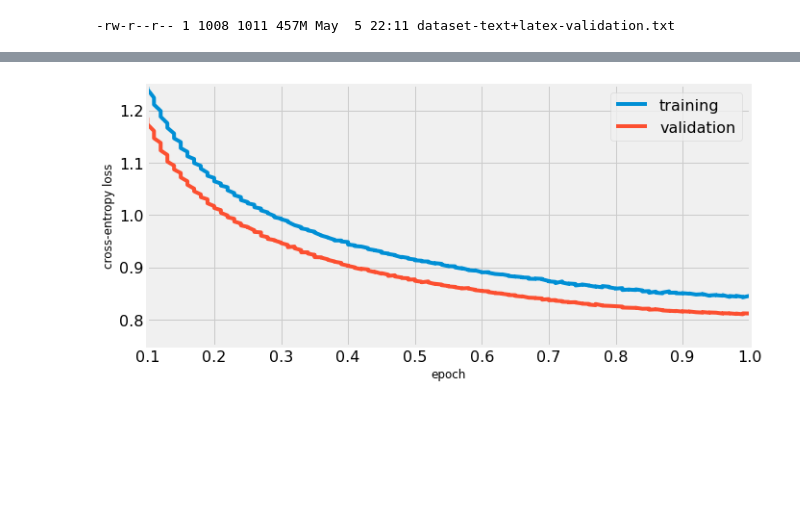
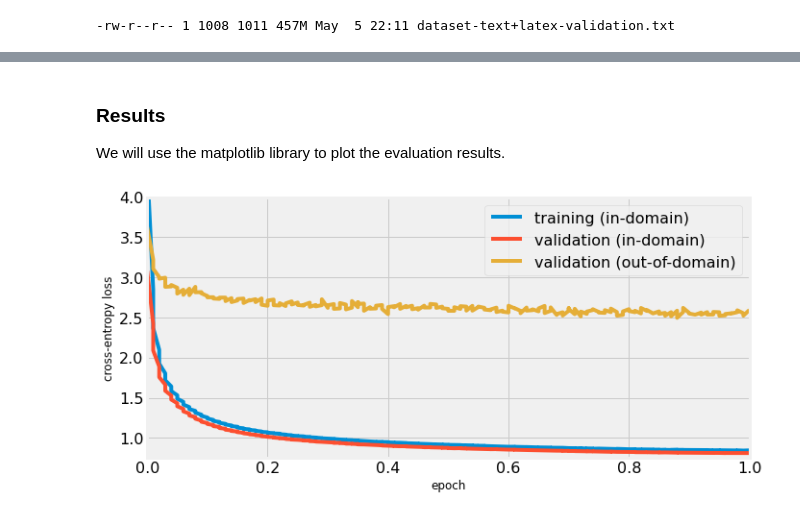
Before and after one commit to Witiko/scm-at-arqmath3, a Jupyter notebook: 03-finetune-roberta.ipynb, the cells around one changed output, grey strips where cells are left out. Cells and saved outputs as stored; diff of their text form; code cells hidden in the pictures; blank space fills up the shorter version.

Commit message:
Add out-of-domain evaluation to `03-finetune-roberta.ipynb` and `paper/`

```diff
--- a/03-finetune-roberta.ipynb
+++ b/03-finetune-roberta.ipynb
@@ -51,16 +51,16 @@ def get_checkpoint_step(input_checkpoint_directory: Path) -> int:
 checkpoints = Path('tuned-roberta-base-text+latex.MLM-objective').glob('*/')
 latest_checkpoint = max(checkpoints, key=get_checkpoint_step)
 with (latest_checkpoint / 'trainer_state.json').open('rt') as f:
-    trainer_state = json.load(f)
+    id_trainer_state = json.load(f)
 
-train_losses = []
-validation_losses = []
+id_train_losses = []
+id_validation_losses = []
 
-for log in trainer_state['log_history']:
+for log in id_trainer_state['log_history']:
     epoch = float(log['epoch'])
     if 'loss' in log:
         loss = float(log['loss'])
-        train_losses.append((epoch, loss))
+        id_train_losses.append((epoch, loss))
     if 'eval_loss' in log:
         eval_loss = float(log['eval_loss'])
-        validation_losses.append((epoch, eval_loss))
+        id_validation_losses.append((epoch, eval_loss))
@@ -67,3 +87,17 @@ for log in trainer_state['log_history']:
+# %%
+ood_validation_losses = []
+
+with open('out-of-domain-dataset-text-validation.json', 'rt') as f:
+    ood_results = json.load(f)
+
+for ood_result in ood_results:
+    epoch = ood_result['epoch']
+    loss = ood_result['loss']
+    ood_validation_losses.append((epoch, loss))
+# %% [markdown]
+### Results
+
+We will use the matplotlib library to plot the evaluation results.
 # %%
 import matplotlib.pyplot as plt
 
@@ -71,15 +105,16 @@ plt.style.use('fivethirtyeight')
 plt.rc('xtick', labelsize=16)
 plt.rc('ytick', labelsize=16)
 plt.rc('legend', fontsize=16)
-
-plt.figure(figsize=(10, 5))
-plt.plot(*zip(*train_losses), label='training')
-plt.plot(*zip(*validation_losses), label='validation')
-plt.xlabel('epoch')
-plt.ylabel('cross-entropy loss')
-plt.xlim((0.1, epoch))
-plt.ylim((0.75, 1.25))
-plt.legend()
-plt.savefig('paper/learning-curves.pdf', dpi=600)
-# %% [output]
-[figure, removed]
+# %%
+plt.figure(figsize=(10, 5))
+plt.plot(*zip(*id_train_losses), label='training (in-domain)')
+plt.plot(*zip(*id_validation_losses), label='validation (in-domain)')
+plt.plot(*zip(*ood_validation_losses), label='validation (out-of-domain)')
+plt.xlabel('epoch')
+plt.ylabel('cross-entropy loss')
+plt.xlim((0.0, epoch))
+plt.ylim((0.75, 4.0))
+plt.legend()
+plt.savefig('paper/learning-curves.pdf', dpi=600)
+# %% [output]
+[figure, added]
```
Also changed, not shown: parts of 5 cells of this notebook, 3 other files.
